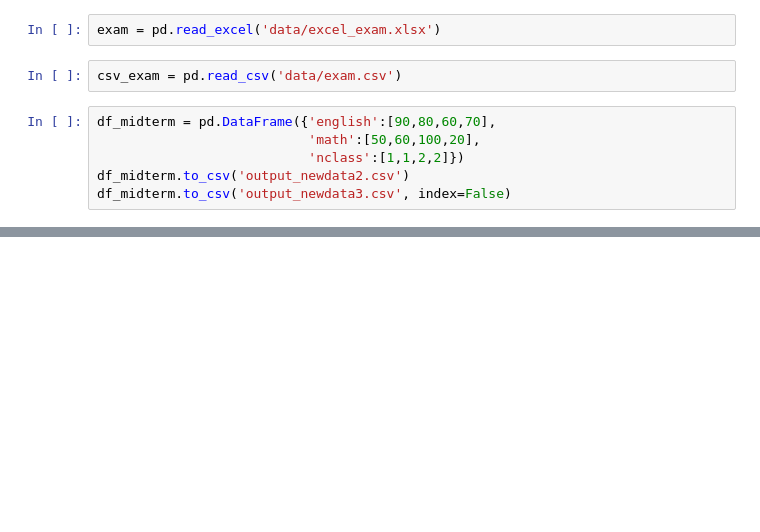
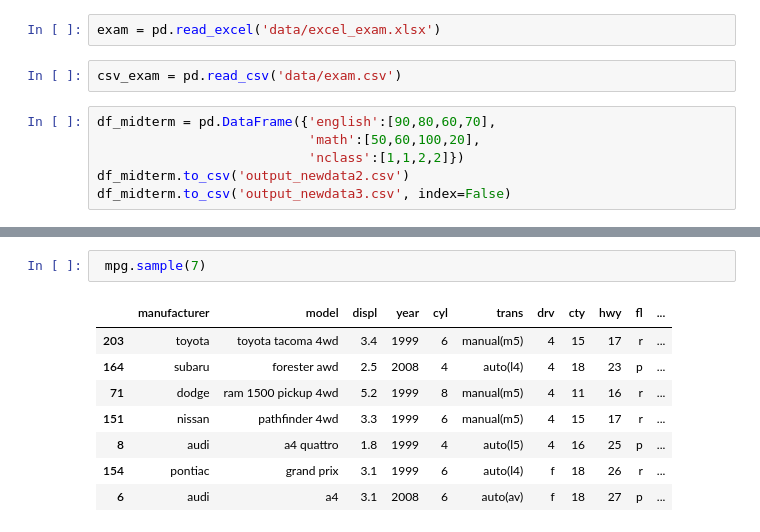
Before and after one commit to seusik1122/2025-1-myclass-BDA, a Jupyter notebook: inclass/04w_mon_0331_easy_04_dataframe.ipynb, the cells around one changed output, grey strips where cells are left out. Cells and saved outputs as stored; diff of their text form; blank space fills up the shorter version.

```diff
--- a/inclass/04w_mon_0331_easy_04_dataframe.ipynb
+++ b/inclass/04w_mon_0331_easy_04_dataframe.ipynb
@@ -619,0 +658,11 @@ df_midterm.to_csv('output_newdata3.csv', index=False)
+# %%
+ mpg.sample(7)
+# %% [output]
+|  | manufacturer | model | displ | year | cyl | trans | drv | cty | hwy | fl | ... |
+| 203 | toyota | toyota tacoma 4wd | 3.4 | 1999 | 6 | manual(m5) | 4 | 15 | 17 | r | ... |
+| 164 | subaru | forester awd | 2.5 | 2008 | 4 | auto(l4) | 4 | 18 | 23 | p | ... |
+| 71 | dodge | ram 1500 pickup 4wd | 5.2 | 1999 | 8 | manual(m5) | 4 | 11 | 16 | r | ... |
+| 151 | nissan | pathfinder 4wd | 3.3 | 1999 | 6 | manual(m5) | 4 | 15 | 17 | r | ... |
+| 8 | audi | a4 quattro | 1.8 | 1999 | 4 | auto(l5) | 4 | 16 | 25 | p | ... |
+| 154 | pontiac | grand prix | 3.1 | 1999 | 6 | auto(l4) | f | 18 | 26 | r | ... |
+| 6 | audi | a4 | 3.1 | 2008 | 6 | auto(av) | f | 18 | 27 | p | ... |
```
Also changed, not shown: parts of 32 cells of this notebook.
